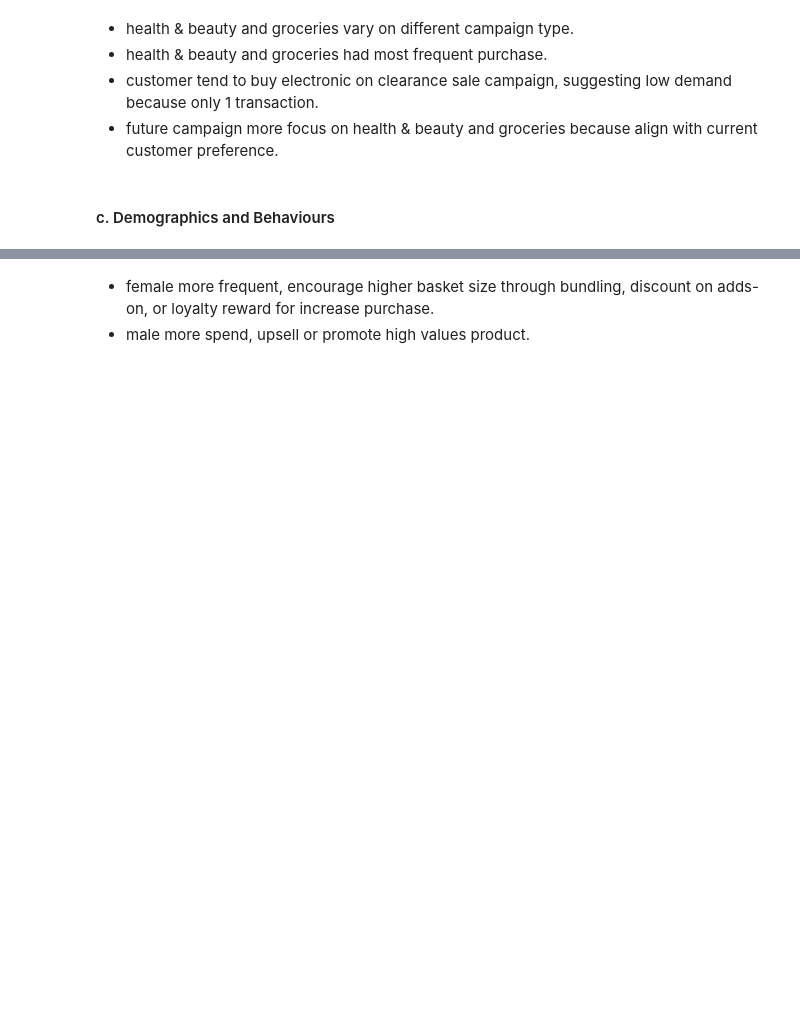
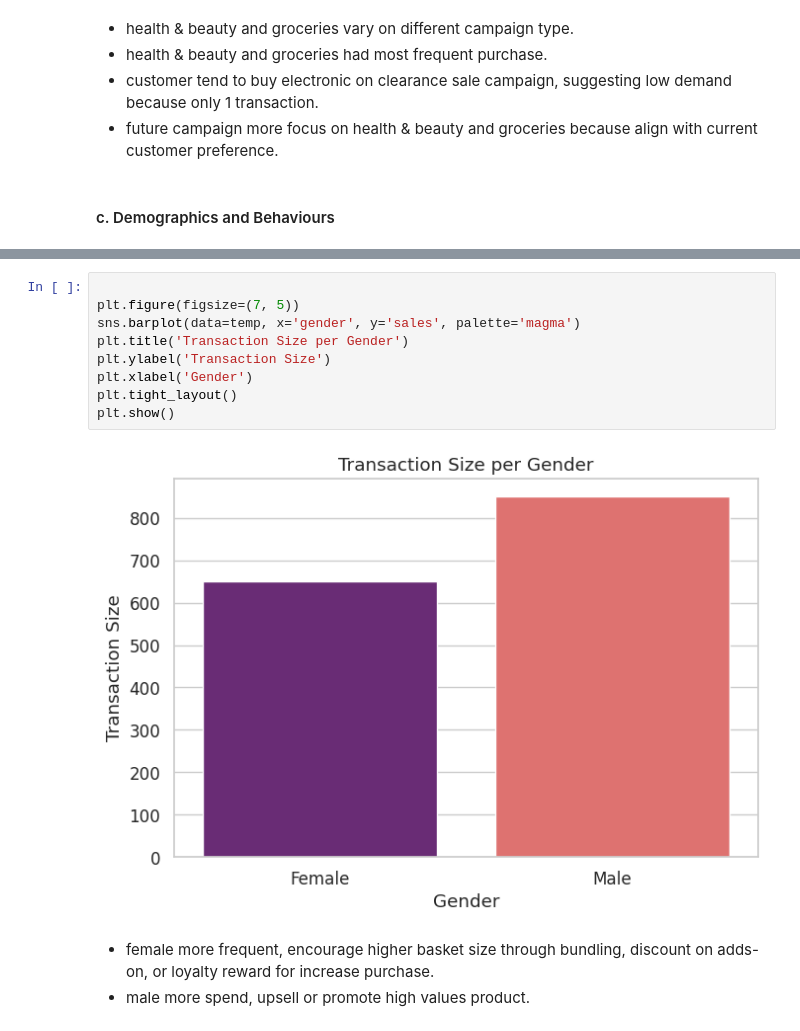
Before and after one commit to adhitizki/campaign-analysis-gr, a Jupyter notebook: notebook.ipynb, the cells around one changed output, grey strips where cells are left out. Cells and saved outputs as stored; diff of their text form; blank space fills up the shorter version.

```diff
--- a/notebook.ipynb
+++ b/notebook.ipynb
@@ -287,3 +300,14 @@ df.groupby('gender')\
+# %%
+
+plt.figure(figsize=(7, 5))
+sns.barplot(data=temp, x='gender', y='sales', palette='magma')
+plt.title('Transaction Size per Gender')
+plt.ylabel('Transaction Size')
+plt.xlabel('Gender')
+plt.tight_layout()
+plt.show()
+# %% [output]
+[figure, added]
 # %% [markdown]
 - female more frequent, encourage higher basket size through bundling, discount on adds-on, or loyalty reward for increase purchase.
 - male more spend, upsell or promote high values product.
```
Also changed, not shown: parts of 3 cells of this notebook.
